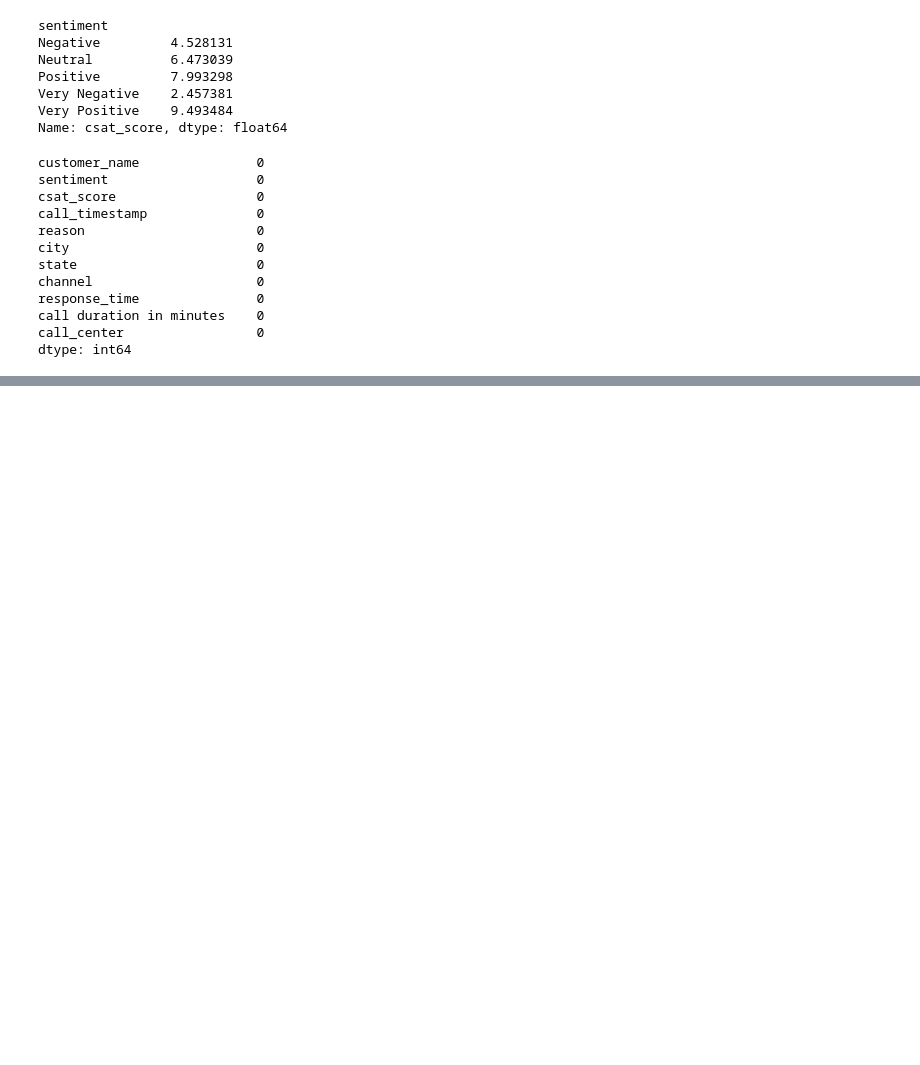
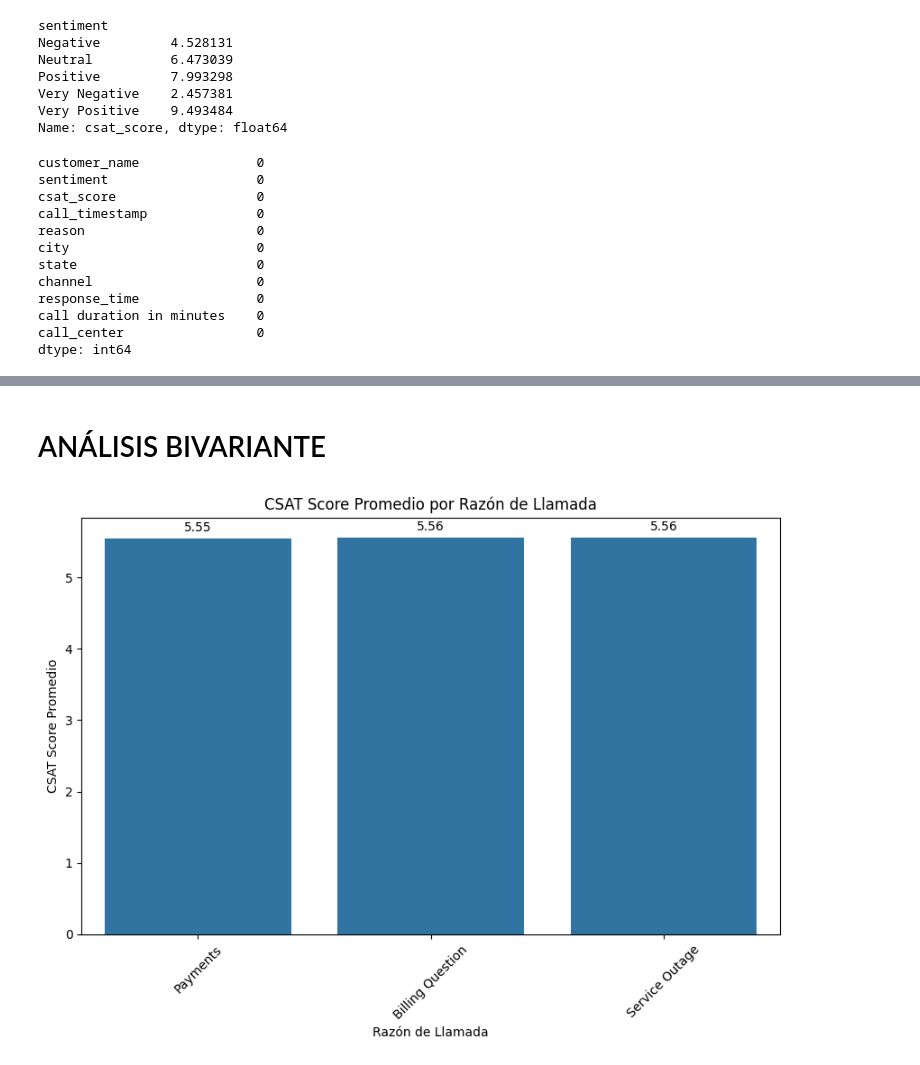
Before and after one commit to alvarosmms/EDA_Entrega, a Jupyter notebook: src/notebooks/notebook_EDA_inicial.ipynb, the cells around one changed output, grey strips where cells are left out. Cells and saved outputs as stored; diff of their text form; code cells hidden in the pictures; blank space fills up the shorter version.

```diff
--- a/src/notebooks/notebook_EDA_inicial.ipynb
+++ b/src/notebooks/notebook_EDA_inicial.ipynb
@@ -210,0 +216,19 @@ Name: proportion, dtype: float64
+# %% [markdown]
+# ANÁLISIS BIVARIANTE
+# %%
+# Calcular la media de CSAT para cada razón
+reason_summary = df.groupby('reason')['csat_score'].mean().sort_values()
+
+plt.figure(figsize=(10, 6))
+sns.barplot(x=reason_summary.index, y=reason_summary.values, errorbar=None)
+
+for i, v in enumerate(reason_summary.values):
+    plt.text(i, v + 0.1, f"{v:.2f}", ha='center')
+
+plt.title("CSAT Score Promedio por Razón de Llamada")
+plt.xlabel("Razón de Llamada")
+plt.ylabel("CSAT Score Promedio")
+plt.xticks(rotation=45)
+plt.show()
+# %% [output]
+[figure, added]
```
Also changed, not shown: parts of 22 cells of this notebook, 1 other file.
